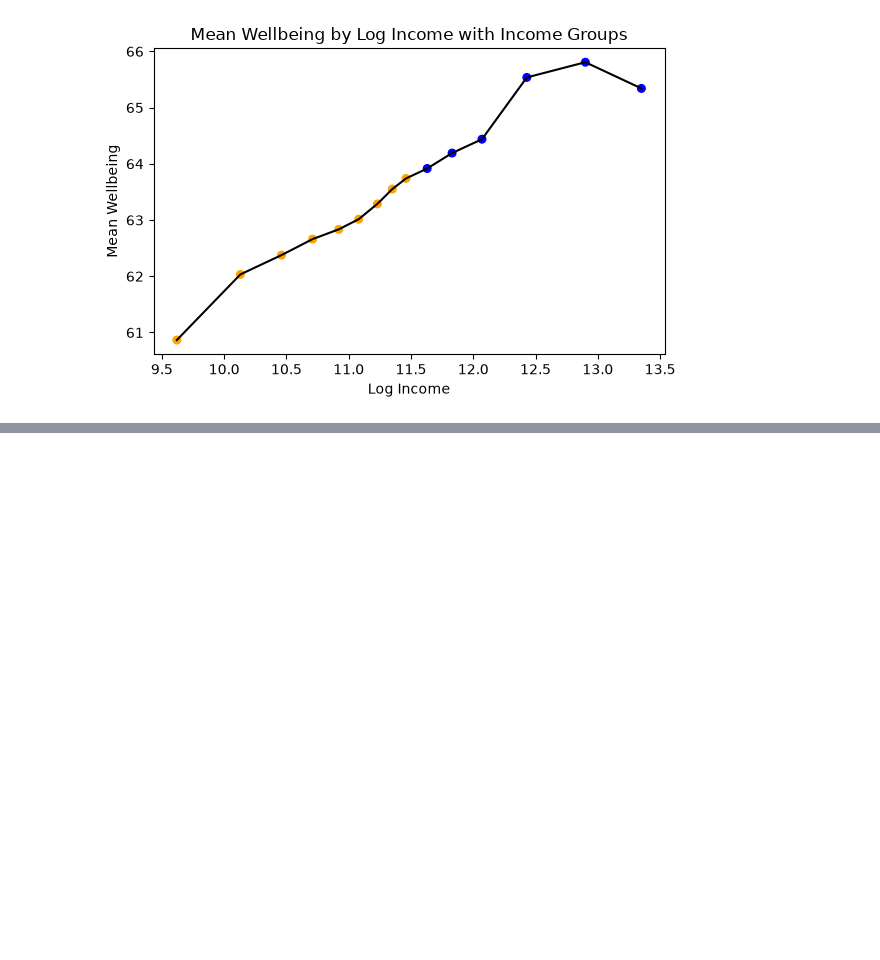
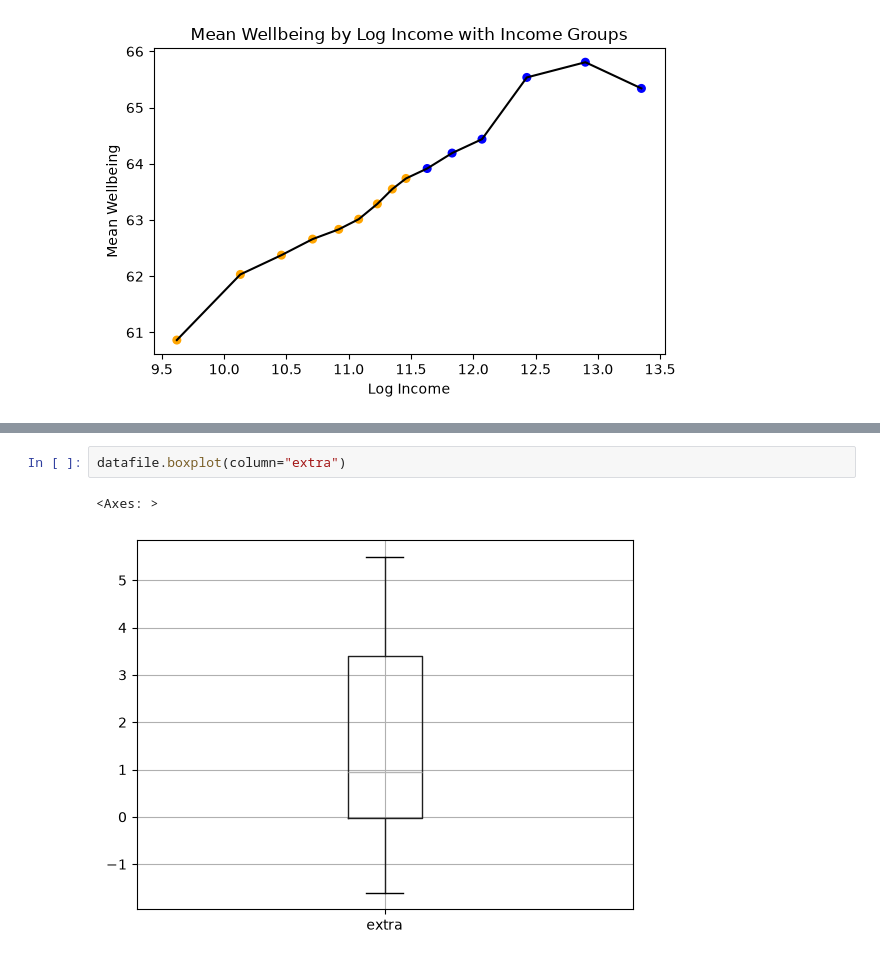
Before and after one commit to Psyc3000A/Fall-Winter2026, a Jupyter notebook: notebooks_AndrewVT (1).ipynb, the cells around one changed output, grey strips where cells are left out. Cells and saved outputs as stored; diff of their text form; blank space fills up the shorter version.

```diff
--- a/notebooks_AndrewVT (1).ipynb
+++ b/notebooks_AndrewVT (1).ipynb
@@ -71,0 +71,5 @@ plt.show()
+# %%
+datafile.boxplot(column="extra")
+# %% [output]
+<Axes: >
+[figure, added]
```
Also changed, not shown: parts of 4 cells of this notebook.
